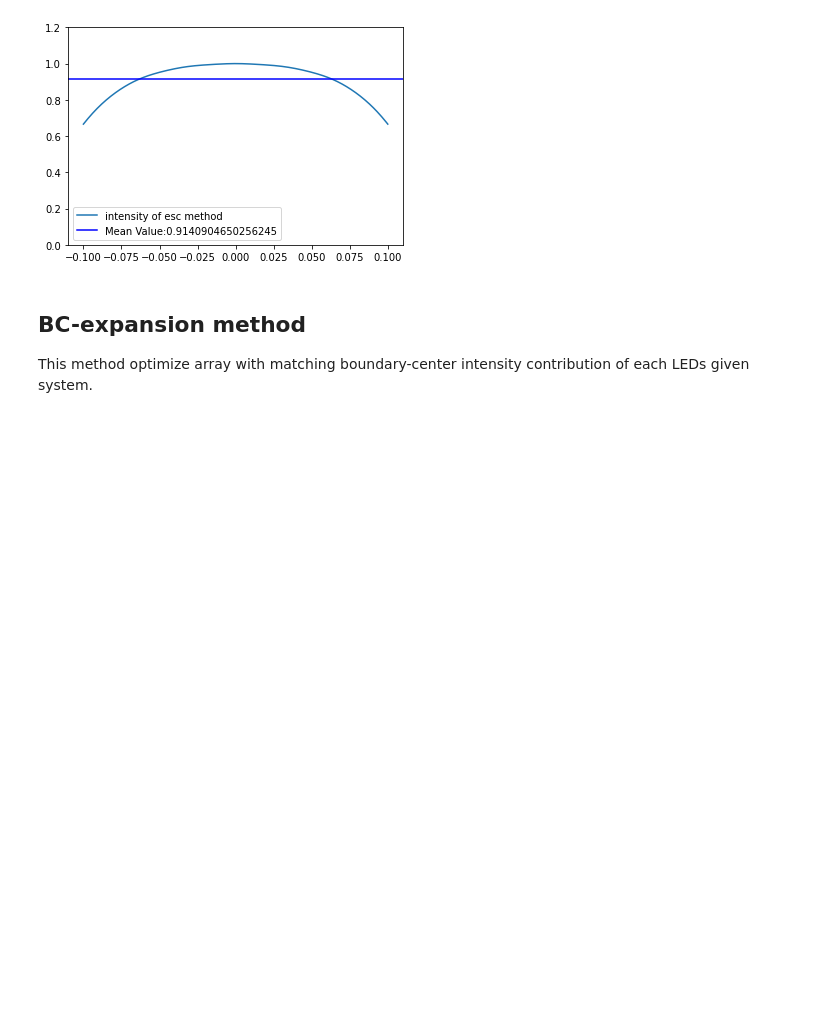
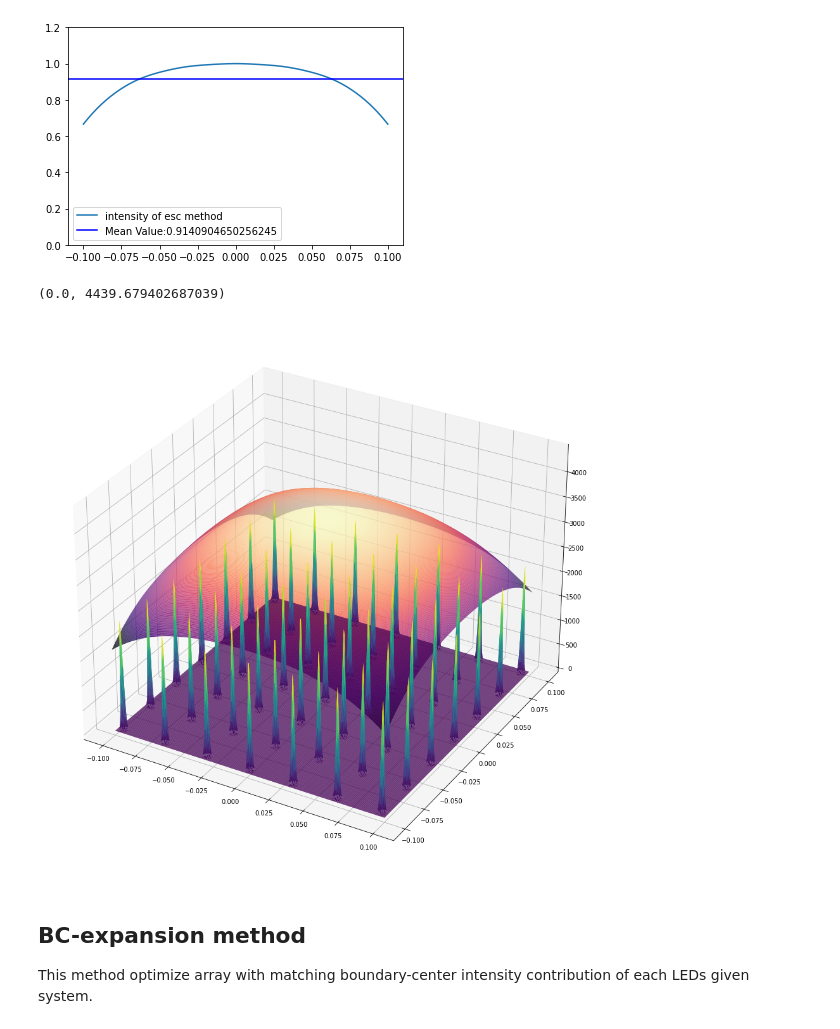
Before and after one commit to HYUNSEONG-KIM/UILC, a Jupyter notebook: docs/usage.ipynb, the cells around one changed output. Saved outputs shown, nothing was run; the diff lists cells and outputs as text; code cells hidden in the pictures; blank space fills up the shorter version.

Commit message:
update 3D plot

```diff
--- a/docs/usage.ipynb
+++ b/docs/usage.ipynb
@@ -19,3 +15,12 @@ H = 0.05
+# %%
+s = 1.11
+W = 0.2
+H = 0.05
+
+# Plot value
+xline = np.linspace(-W/2, W/2 , 400)
+yline = np.linspace(-W/2, W/2 , 400)
+X, Y = np.meshgrid(xline, yline)
 # %% [markdown]
 ## ESC method
 
@@ -24,4 +29,5 @@ Using expanded Sparrow's Criterion
 esc_n = uilc.esc.get_nmax(s, W, H)
 esc_d = uilc.esc.coefficient(s ,esc_n) * H
 esc_arr = uilc.utils.uniformarray(esc_d, esc_n)
+esc_arr_s = uilc.utils.get_2d_array(esc_arr, esc_arr, dim=2)
 # %%
@@ -36,6 +41,22 @@ plt.legend()
 plt.show()
 # %% [output]
 [figure]
+# %%
+# 3D plot for square arrary
+esc_Z = uilc.utils.lambertian_distribution(X, Y, esc_arr_s, s, H)
+
+esc_led_distribution = uilc.utils.gauss_distribution(X,Y, esc_arr_s, nnls_sigma/10)
+esc_led_distribution = esc_led_distribution *(esc_Z.max()/esc_led_distribution.max()) * 0.6
+
+fig= plt.figure(figsize=(16,16))
+ax = fig.add_subplot(projection='3d')
+ax.plot_surface(X, Y, esc_Z, rstride= 1, cstride =1, cmap='magma', edgecolor='none')
+
+ax.plot_surface(X,Y, esc_led_distribution, rstride = 1, cstride =1, cmap='viridis', edgecolor='none')
+ax.set_zlim(0, esc_Z.max()*1.2)
+# %% [output]
+(0.0, 4439.679402687039)
+[figure, added]
 # %% [markdown]
 ## BC-expansion method
 
```
Also changed, not shown: parts of 10 cells of this notebook, 1 other file.
